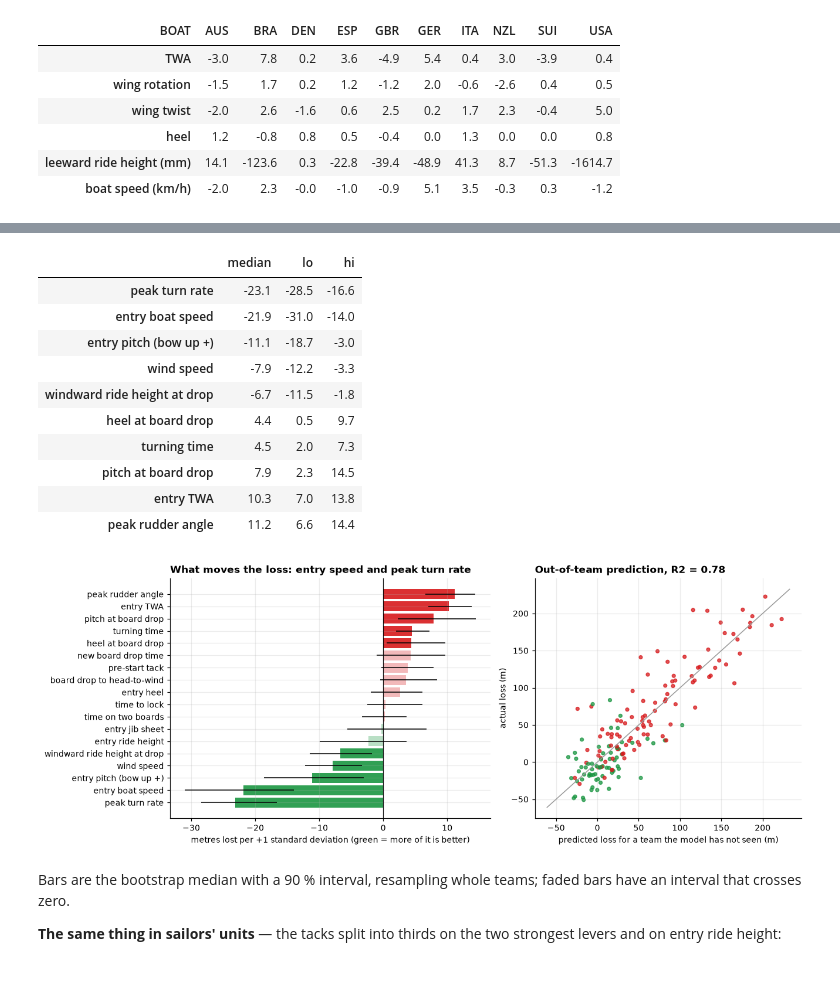
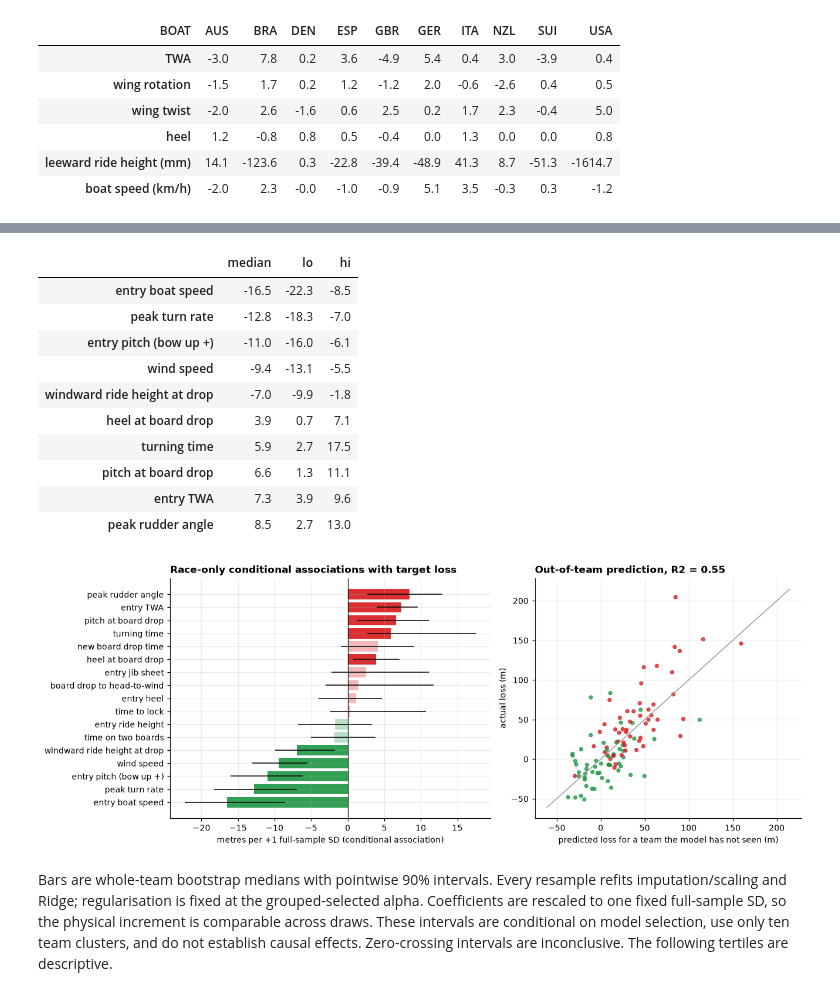
Before and after one commit to joostvink/SGP_Data_Challenge, a Jupyter notebook: main.ipynb, the cells around one changed output, grey strips where cells are left out. Drawn from its saved outputs; the diff is of its cells as text; code cells hidden in the pictures.

Commit message:
Correct course timing, constrained routes and tack-model validation

```diff
--- a/main.ipynb
+++ b/main.ipynb
@@ -245,7 +254,7 @@ for k in range(1, 8):
 ax.set_ylim(-25, 102)
 ax.set_xlabel("seconds after the start")
 ax.set_ylabel("km/h")
-ax.set_title("VMC is about 90 % of the speed on the reaches and 70 % on the beats")
+ax.set_title("AUS race 5: speed over ground and target-directed VMC")
 ax.legend(fontsize=7, loc="lower right")
 plt.tight_layout()
 
@@ -467,6 +498,6 @@ plots.label_lines(ax, dtl_race.set_axis(t))
 ax.set_xlim(0, t.max() * 1.06)
 ax.set_xlabel("seconds after the start")
 ax.set_ylabel("distance to leader (m)")
-ax.set_title("Race 5: Australia leads from the start; Britain is ahead for two minutes on the first run and loses it on the second beat")
+ax.set_title("Race 5: course-ladder gaps, retaining completed boats")
 plt.tight_layout()
 # %% [output]
@@ -552,6 +586,8 @@ fig, axes = plt.subplots(1, 2, figsize=(12, 4.4))
 for ax, leg, title in [(axes[0], 3, "Leg 3 (beat): one tack from LG2, two from LG1"), (axes[1], 4, "Leg 4 (run): one gybe whichever marks you pick")]:
     plots.plot_course(ax, course)
     for i, (_, r) in enumerate(mm[mm["leg"] == leg].iterrows()):
+        if r["path"] is None:
+            continue
         ax.plot(r["path"][:, 0], r["path"][:, 1], lw=1.4, color=plt.cm.tab10(i), label=f"{r['from']} to {r['to']}: {r['manoeuvres']}")
     ax.annotate("", xy=(-560, 330), xytext=(-560 + 150 * np.sin(np.radians(twd5)), 330 + 150 * np.cos(np.radians(twd5))), arrowprops=dict(arrowstyle="-|>", color="#2b9fd9", lw=2))
     ax.text(-560, 260, "wind", color="#2b9fd9", fontsize=8, ha="center")
@@ -680,5 +718,7 @@ every row covers a fixed 40 s window (`theoretical_distance` is exactly `theoret
 # %%
-tacks = man[(man["type"] == "tack") & (man["entry_twa"] < 65) & (man["exit_twa"] < 75)].copy()
+all_tacks = man[(man["type"] == "tack") & (man["entry_twa"] < 65) & (man["exit_twa"] < 75)].copy()
+all_tacks["prestart"] = (all_tacks["leg"] == 0).astype(int)
+tacks = all_tacks[all_tacks["leg"] > 0].copy()
 for c in ("drop_time", "unstow_time"):
     tacks[c] = tacks[c + "_P"].fillna(tacks[c + "_S"])           # the board that was dropped
 tacks["prestart"] = (tacks["leg"] == 0).astype(int)
@@ -692,7 +732,7 @@ for label, colour in [("stayed on the foils", "#1a9641"), ("came down", "#d7191c
     part = y[tacks["foiling"] == label]
     ax.hist(part, bins=bins, alpha=0.7, color=colour, label=f"{label}: n = {len(part)}, median {part.median():.0f} m")
 ax.set_xlabel("metres lost vs target VMG in 40 s")
-ax.set_title("Staying up is free, coming down costs ~60 m", fontsize=9)
+ax.set_title("Race tacks: target-loss distributions by flight-state flag", fontsize=9)
 ax.legend(fontsize=7)
 for ax, col, label in [(axes[1], "min_bsp", "lowest boat speed in the tack (km/h)"), (axes[2], "turn_min_rh", "lowest ride height in the turn (mm)")]:
     ax.scatter(tacks[col], y, c=tacks["flying"].map({1: "#1a9641", 0: "#d7191c"}), s=12, alpha=0.7)
@@ -754,53 +825,61 @@ stays on the foils, unseen team: AUC = 0.84
 # %%
+selection = GridSearchCV(ridge(), {"ridge__alpha": np.logspace(-1, 3, 25)},
+                         cv=GroupKFold(5), scoring="neg_mean_absolute_error", n_jobs=1)
+selection.fit(X, y, groups=groups)
+alpha = selection.best_params_["ridge__alpha"]
+fixed_scale = selection.best_estimator_["standardscaler"].scale_
 rng = np.random.default_rng(0)
 boats = groups.unique()
 coefs = []
 for _ in range(300):                                   # bootstrap whole teams, not single tacks
     pick = rng.choice(boats, size=len(boats), replace=True)
     idx = np.concatenate([np.flatnonzero(groups.to_numpy() == b) for b in pick])
-    model = make_pipeline(SimpleImputer(strategy="median"), StandardScaler(), RidgeCV(alphas=np.logspace(-1, 3, 25))).fit(X.iloc[idx], y.iloc[idx])
-    coefs.append(model[-1].coef_)
+    model = make_pipeline(SimpleImputer(strategy="median"), StandardScaler(), Ridge(alpha=alpha)).fit(X.iloc[idx], y.iloc[idx])
+    coefs.append(model[-1].coef_ / model[1].scale_ * fixed_scale)
 coefs = pd.DataFrame(coefs, columns=[FEATURES[c] for c in FEATURES])
 summary = pd.DataFrame({"median": coefs.median(), "lo": coefs.quantile(0.05), "hi": coefs.quantile(0.95)}).sort_values("median")
+summary = summary.drop(FEATURES["prestart"])  # constant in the race-only population
 solid = (summary["lo"] > 0) | (summary["hi"] < 0)
 
 fig, axes = plt.subplots(1, 2, figsize=(12, 4.6), gridspec_kw={"width_ratios": [1.2, 1]})
 ax = axes[0]
 ypos = np.arange(len(summary))
 colours = np.where(summary["median"] < 0, "#1a9641", "#d7191c")
 for keep, alpha in [(solid.to_numpy(), 0.9), (~solid.to_numpy(), 0.3)]:
     ax.barh(ypos[keep], summary["median"].to_numpy()[keep], color=colours[keep], alpha=alpha)
 ax.hlines(ypos, summary["lo"], summary["hi"], color="k", lw=1)
 ax.set_yticks(ypos, summary.index)
 ax.axvline(0, color="k", lw=0.8)
-ax.set_xlabel("metres lost per +1 standard deviation (green = more of it is better)")
-ax.set_title("What moves the loss: entry speed and peak turn rate")
+ax.set_xlabel("metres per +1 full-sample SD (conditional association)")
+ax.set_title("Race-only conditional associations with target loss")
 ax = axes[1]
 ax.scatter(pred, y, c=tacks["flying"].map({1: "#1a9641", 0: "#d7191c"}), s=14, alpha=0.75)
 lim = [y.min() - 10, y.max() + 10]
 ax.plot(lim, lim, color="0.6", lw=1)
 ax.set_xlabel("predicted loss for a team the model has not seen (m)")
 ax.set_ylabel("actual loss (m)")
 ax.set_title(f"Out-of-team prediction, R2 = {r2_score(y, pred):.2f}")
 plt.tight_layout()
 summary[solid].round(1)
 # %% [output]
 |  | median | lo | hi |
-| peak turn rate | -23.1 | -28.5 | -16.6 |
-| entry boat speed | -21.9 | -31.0 | -14.0 |
-| entry pitch (bow up +) | -11.1 | -18.7 | -3.0 |
-| wind speed | -7.9 | -12.2 | -3.3 |
-| windward ride height at drop | -6.7 | -11.5 | -1.8 |
-| heel at board drop | 4.4 | 0.5 | 9.7 |
-| turning time | 4.5 | 2.0 | 7.3 |
-| pitch at board drop | 7.9 | 2.3 | 14.5 |
-| entry TWA | 10.3 | 7.0 | 13.8 |
-| peak rudder angle | 11.2 | 6.6 | 14.4 |
+| entry boat speed | -16.5 | -22.3 | -8.5 |
+| peak turn rate | -12.8 | -18.3 | -7.0 |
+| entry pitch (bow up +) | -11.0 | -16.0 | -6.1 |
+| wind speed | -9.4 | -13.1 | -5.5 |
+| windward ride height at drop | -7.0 | -9.9 | -1.8 |
+| heel at board drop | 3.9 | 0.7 | 7.1 |
+| turning time | 5.9 | 2.7 | 17.5 |
+| pitch at board drop | 6.6 | 1.3 | 11.1 |
+| entry TWA | 7.3 | 3.9 | 9.6 |
+| peak rudder angle | 8.5 | 2.7 | 13.0 |
-[figure, old version]
+[figure, new version]
-# %% [markdown]
-Bars are the bootstrap median with a 90 % interval, resampling whole teams; faded bars have an interval that crosses zero.
-
-**The same thing in sailors' units** — the tacks split into thirds on the two strongest levers and on entry ride height:
+# %% [markdown]
+Bars are whole-team bootstrap medians with pointwise 90% intervals. Every resample refits
+imputation/scaling and Ridge; regularisation is fixed at the grouped-selected alpha. Coefficients
+are rescaled to one fixed full-sample SD, so the physical increment is comparable across draws.
+These intervals are conditional on model selection, use only ten team clusters, and do not establish
+causal effects. Zero-crossing intervals are inconclusive. The following tertiles are descriptive.
 # %%
 def thirds(col, label, fmt):
     q = pd.qcut(tacks[col], 3)
```
Also changed, not shown: parts of 61 cells of this notebook, 10 other files.
